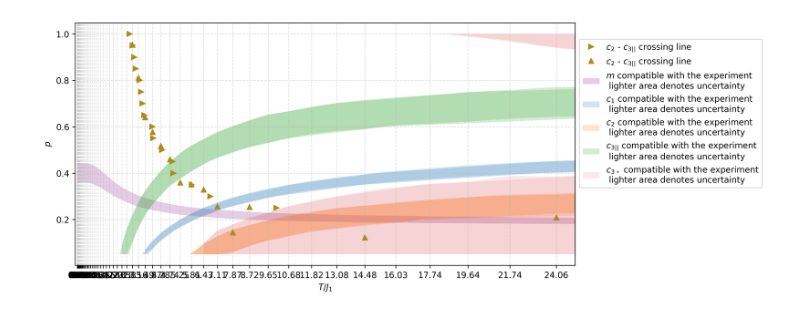
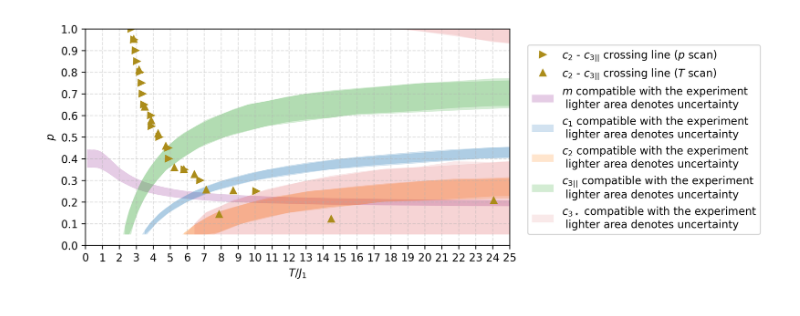
Before and after one commit to jeannecolbois/myopic-dual-worm, a Jupyter notebook: dualworm-kagome/AnalysisCode_PSI/Htip_Path4_AllowedArea_RoughScan.ipynb, the cells around one changed output. Drawn from its saved outputs; the diff is of its cells as text; code cells hidden in the pictures.

```diff
--- a/dualworm-kagome/AnalysisCode_PSI/Htip_Path4_AllowedArea_RoughScan.ipynb
+++ b/dualworm-kagome/AnalysisCode_PSI/Htip_Path4_AllowedArea_RoughScan.ipynb
@@ -82,8 +64,8 @@ HP_T_c3sexpc3s =  [6.426924, 7.113787, 7.874056, 8.715576, 9.647033, 10.678036,
 T_c2c3par =  [2.8525, 3.1573, 3.4948, 3.8683, 4.2817, 4.7393, 5.2458, 5.8064, 6.4269, 7.1138, 7.8741, 8.7156, 14.4805, 24.0587, 32.6261, 36.113, 39.9724, 48.9729, 54.2068, 60.0]
 p_c2c3par =  [0.953739, 0.811683, 0.641069, 0.577273, 0.517635, 0.459499, 0.359536, 0.350813, 0.329227, 0.256817, 0.144745, 0.254335, 0.122417, 0.208888, 0.190704, 0.080568, 0.080891, 0.137137, 0.247683, 0.138506]
 # %%
-plt.figure(figsize=(15,5),dpi = 300)
-margin = [0.1, 0.1,0.35, 0.1]
+plt.figure(figsize=(10,4),dpi = 300)
+margin = [0.1, 0.2,0.35, 0.1]
 
 plt.axes(margin[:2] + [1-margin[0]-margin[2], 1-margin[1]-margin[3]])
 plt.grid(which = 'both', alpha = 0.4, linestyle = '--')
@@ -110,46 +92,49 @@ plt.fill_betweenx(pc1expc1,TMin_c1expc1, TMax_c1expc1,linewidth = 0.0, color = '
 #plt.fill_between(Tc1expc1, J2Min_c1expc1, J2Max_c1expc1,linewidth = 0.0, color = '#1f77b4',alpha = 0.2)
 #
 plt.fill_between(T_c1expc1,pMin_c1expc1, pMax_c1expc1,linewidth = 0.0, color = '#1f77b4',alpha = 0.2)
 
 ##c2
 plt.fill_betweenx(pc2expc2,TMin_c2expc2, TMax_c2expc2,linewidth = 0.0, color = '#ff7f0e',alpha = 0.2,
          label = r'$c_2$ compatible with the experiment'+'\n lighter area denotes uncertainty')
 plt.fill_between(T_c2expc2,pMin_c2expc2, pMax_c2expc2,linewidth = 0.0, color = '#ff7f0e',alpha = 0.2)
 #plt.plot(TMin_c2expc2, pc2expc2, 'x', color = '#ff7f0e')
 #plt.plot(TMax_c2expc2, pc2expc2, 'x', color = '#ff7f0e')
 
 
 ##c3p
 plt.fill_betweenx(pc3parexpc3par,TMin_c3parexpc3par, TMax_c3parexpc3par,linewidth = 0.0, color = '#2ca02c',alpha = 0.2,
          label = r'$c_{3||}$ compatible with the experiment'+'\n lighter area denotes uncertainty')
 plt.fill_between(T_c3pexpc3p,pMin_c3pexpc3p, pMax_c3pexpc3p,linewidth = 0.0, color = '#2ca02c',alpha = 0.2)
 #plt.plot(TMin_c3parexpc3par, pc3parexpc3par, 'v', color = '#2ca02c')
 #plt.plot(TMax_c3parexpc3par, pc3parexpc3par, 'v', color = '#2ca02c')
 
 ##c3s
 plt.fill_betweenx(pc3starexpc3star,TMin_c3starexpc3star, TMax_c3starexpc3star,linewidth = 0.0, color = '#d62728',alpha = 0.1,
          label = r'$c_{3\star}$ compatible with the experiment'+'\n lighter area denotes uncertainty')
 plt.fill_between(T_c3sexpc3s,pMin_c3sexpc3s, pMax_c3sexpc3s,linewidth = 0.0, color = '#d62728',alpha = 0.1)
 plt.fill_between(HP_T_c3sexpc3s,HP_pMin_c3sexpc3s, HP_pMax_c3sexpc3s,linewidth = 0.0, color = '#d62728',alpha = 0.1)
 
-plt.plot(Tcross_c2c3par, pc2c3par, '>',color = '#AB8C1A', label = r'$c_2$ - $c_{3||}$ crossing line')
-plt.plot(T_c2c3par, p_c2c3par, '^',color = '#AB8C1A', label = r'$c_2$ - $c_{3||}$ crossing line')
-plt.legend(loc='upper left', bbox_to_anchor= (1.0, 0.95), ncol=1)
-#plt.xticks(np.arange(0, 60, 0.25))
-plt.xticks([0.1, 0.11068726,0.1225167,0.13561037,0.15010341,0.16614535,0.18390174,0.2035558,
-            0.22531033,0.24938984,0.27604278,0.30554419,
-            0.33819849,0.37434265,0.41434962,0.45863224,0.50764747,0.56190107,
-            0.6219529, 0.68842263,0.76199615,0.84343267,0.93357251,1.03334584,
-            1.1437822, 1.26602118,1.40132417,1.55108733,1.71685607,1.90034095,
-            2.10343534,2.32823496,2.57705949,2.85247655,3.15732816,3.49476004,
-            3.86825415,4.28166455,4.73925719,5.24575396,5.80638135,6.42692445,
-            7.11378661,7.87405552,8.71557634,9.64703269,10.67803621,11.81922576,
-            13.0823772,14.48052494,16.02809636,17.74106077,19.63709416,21.73576157,
-            24.05871903,26.62993701,29.47594776,32.62611908,36.11295743,39.97244327,
-            44.24440241,48.97291697,54.20678018,60])
+plt.plot(Tcross_c2c3par, pc2c3par, '>',color = '#AB8C1A', label = r'$c_2$ - $c_{3||}$ crossing line ($p$ scan)')
+plt.plot(T_c2c3par, p_c2c3par, '^',color = '#AB8C1A', label = r'$c_2$ - $c_{3||}$ crossing line ($T$ scan)')
+plt.legend(loc='upper left', bbox_to_anchor= (1.03, 0.95), ncol=1)
+#plt.xticks([0.1, 0.11068726,0.1225167,0.13561037,0.15010341,0.16614535,0.18390174,0.2035558,
+#            0.22531033,0.24938984,0.27604278,0.30554419,
+#            0.33819849,0.37434265,0.41434962,0.45863224,0.50764747,0.56190107,
+#            0.6219529, 0.68842263,0.76199615,0.84343267,0.93357251,1.03334584,
+#            1.1437822, 1.26602118,1.40132417,1.55108733,1.71685607,1.90034095,
+#            2.10343534,2.32823496,2.57705949,2.85247655,3.15732816,3.49476004,
+#            3.86825415,4.28166455,4.73925719,5.24575396,5.80638135,6.42692445,
+#            7.11378661,7.87405552,8.71557634,9.64703269,10.67803621,11.81922576,
+#            13.0823772,14.48052494,16.02809636,17.74106077,19.63709416,21.73576157,
+#            24.05871903,26.62993701,29.47594776,32.62611908,36.11295743,39.97244327,
+#            44.24440241,48.97291697,54.20678018,60])
+plt.xticks(np.arange(0, 60, 1))
+plt.yticks(np.arange(0.0, 1.05, 0.1))
 plt.xlim([0,25])
+plt.ylim([0,1])
 plt.xlabel(r'$T/J_1}$')
 plt.ylabel(r'$p$')
 plt.savefig("HtipBounds_Path4")
+plt.savefig("HtipBounds_Path4.pdf")
 # %% [output]
-[figure, old version]
+[figure, new version]
```
Also changed, not shown: parts of 11 cells of this notebook, 2 other files.
